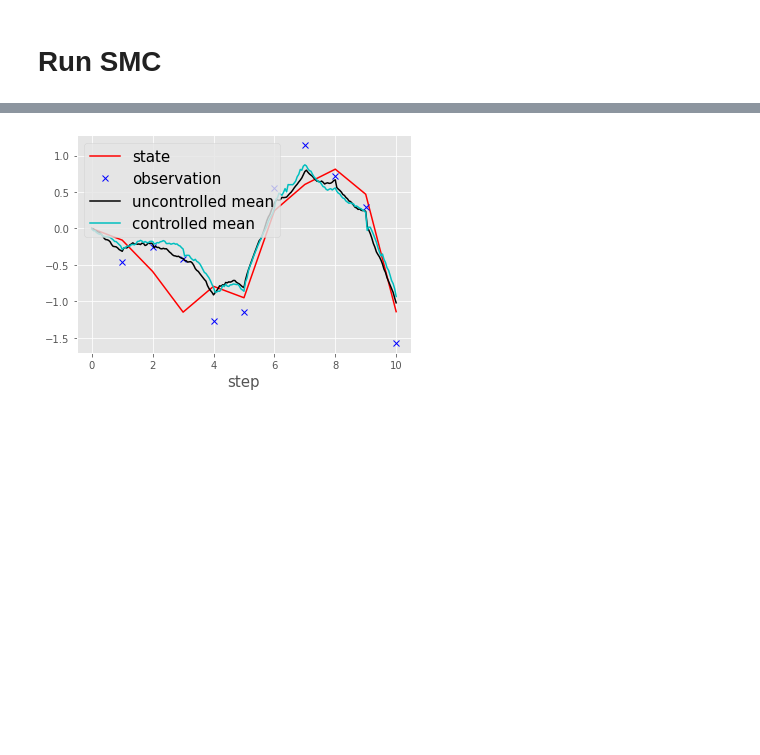
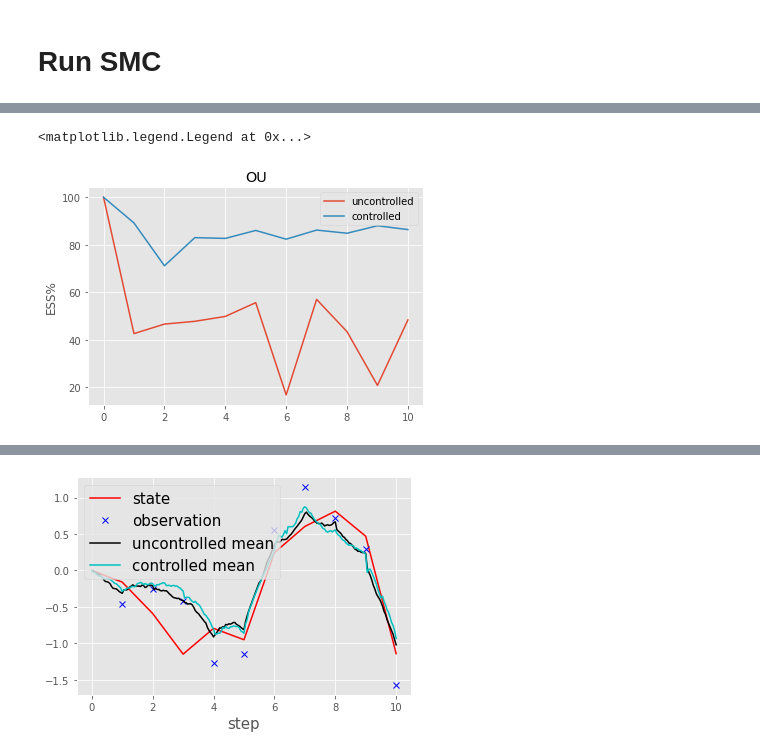
Before and after one commit to jeremyhengjm/DoobBlockFilter, a Jupyter notebook: demo_ou.ipynb, the cells around one changed output, grey strips where cells are left out. Cells and saved outputs as stored; diff of their text form; code cells hidden in the pictures; blank space fills up the shorter version.

```diff
--- a/demo_ou.ipynb
+++ b/demo_ou.ipynb
@@ -204,0 +206,10 @@ plt.legend(["uncontrolled", "controlled"])
+# %%
+plt.figure()
+plt.plot(_ess * 100 / N)
+plt.plot(ess * 100 / N)
+plt.ylabel("ESS%")
+plt.title("OU")
+plt.legend(["uncontrolled", "controlled"])
+# %% [output]
+<matplotlib.legend.Legend at 0x...>
+[figure, added]
```
Also changed, not shown: parts of 8 cells of this notebook, 3 other files.
